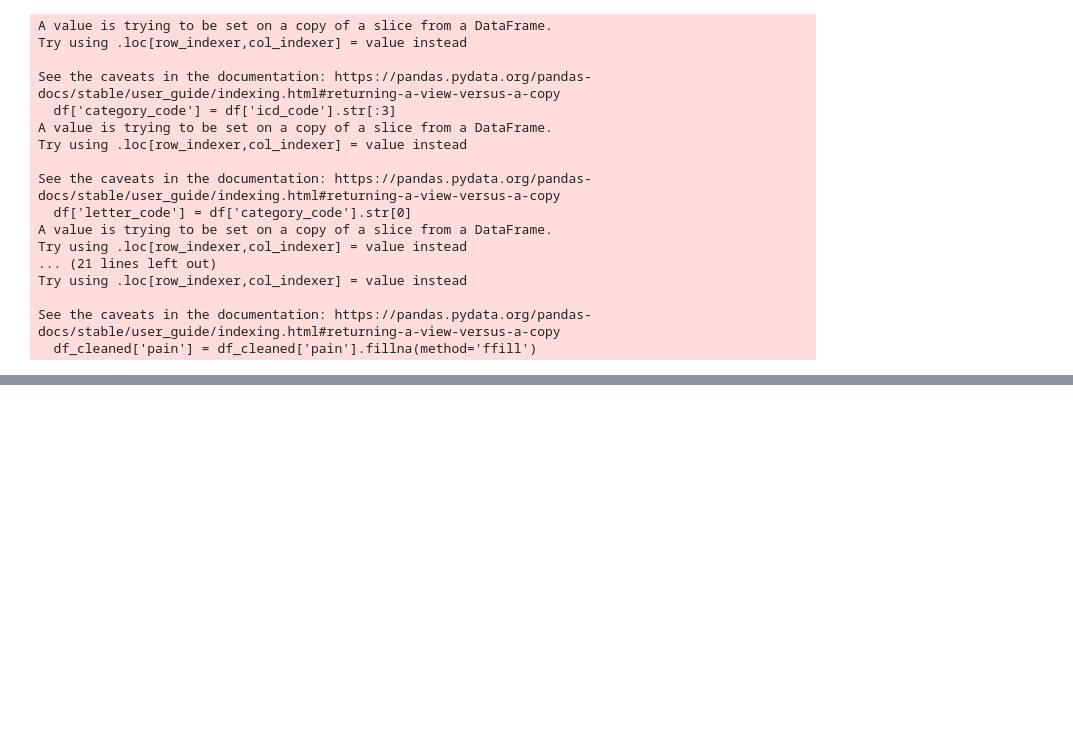
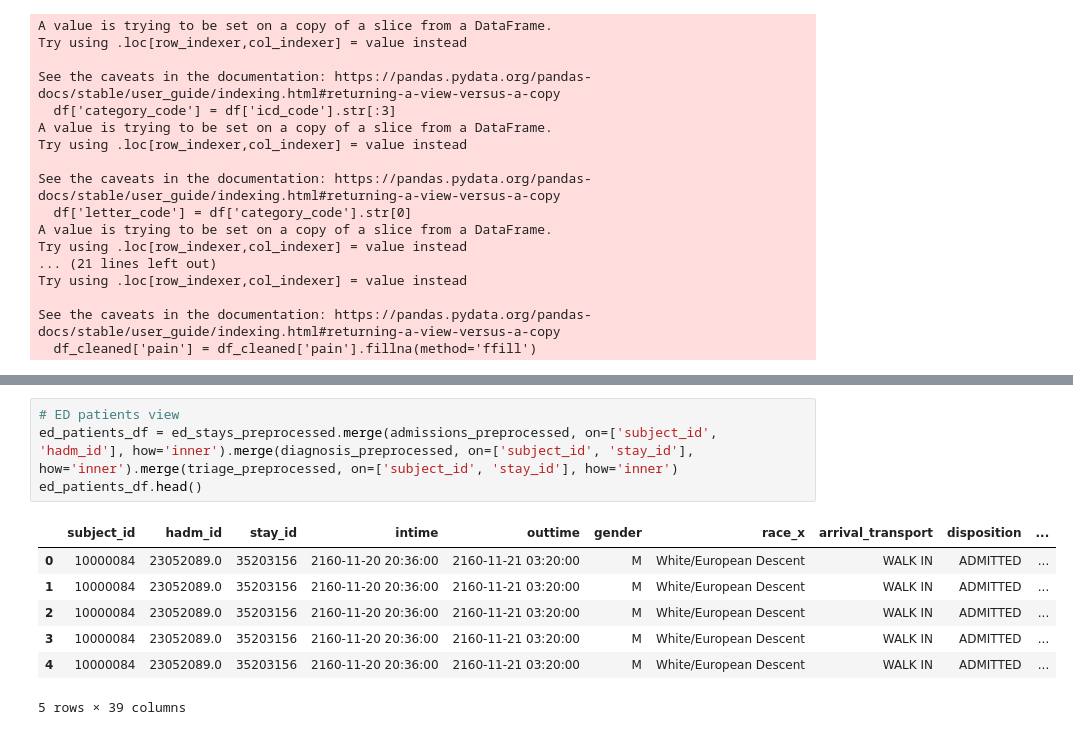
Before and after one commit to JewelsHovan/Milestone-I, a Jupyter notebook: src/modeling.ipynb, the cells around one changed output, grey strips where cells are left out. Saved outputs shown, nothing was run; the diff lists cells and outputs as text; blank space fills up the shorter version.

```diff
--- a/src/modeling.ipynb
+++ b/src/modeling.ipynb
@@ -76,0 +111,12 @@ ed_stays_preprocessed.head()
+# %%
+# ED patients view
+ed_patients_df = ed_stays_preprocessed.merge(admissions_preprocessed, on=['subject_id', 'hadm_id'], how='inner').merge(diagnosis_preprocessed, on=['subject_id', 'stay_id'], how='inner').merge(triage_preprocessed, on=['subject_id', 'stay_id'], how='inner')
+ed_patients_df.head()
+# %% [output]
+|  | subject_id | hadm_id | stay_id | intime | outtime | gender | race_x | arrival_transport | disposition | ... |
+| 0 | 10000084 | 23052089.0 | 35203156 | 2160-11-20 20:36:00 | 2160-11-21 03:20:00 | M | White/European Descent | WALK IN | ADMITTED | ... |
+| 1 | 10000084 | 23052089.0 | 35203156 | 2160-11-20 20:36:00 | 2160-11-21 03:20:00 | M | White/European Descent | WALK IN | ADMITTED | ... |
+| 2 | 10000084 | 23052089.0 | 35203156 | 2160-11-20 20:36:00 | 2160-11-21 03:20:00 | M | White/European Descent | WALK IN | ADMITTED | ... |
+| 3 | 10000084 | 23052089.0 | 35203156 | 2160-11-20 20:36:00 | 2160-11-21 03:20:00 | M | White/European Descent | WALK IN | ADMITTED | ... |
+| 4 | 10000084 | 23052089.0 | 35203156 | 2160-11-20 20:36:00 | 2160-11-21 03:20:00 | M | White/European Descent | WALK IN | ADMITTED | ... |
+5 rows × 39 columns
```
Also changed, not shown: parts of 9 cells of this notebook, 3 other files.
